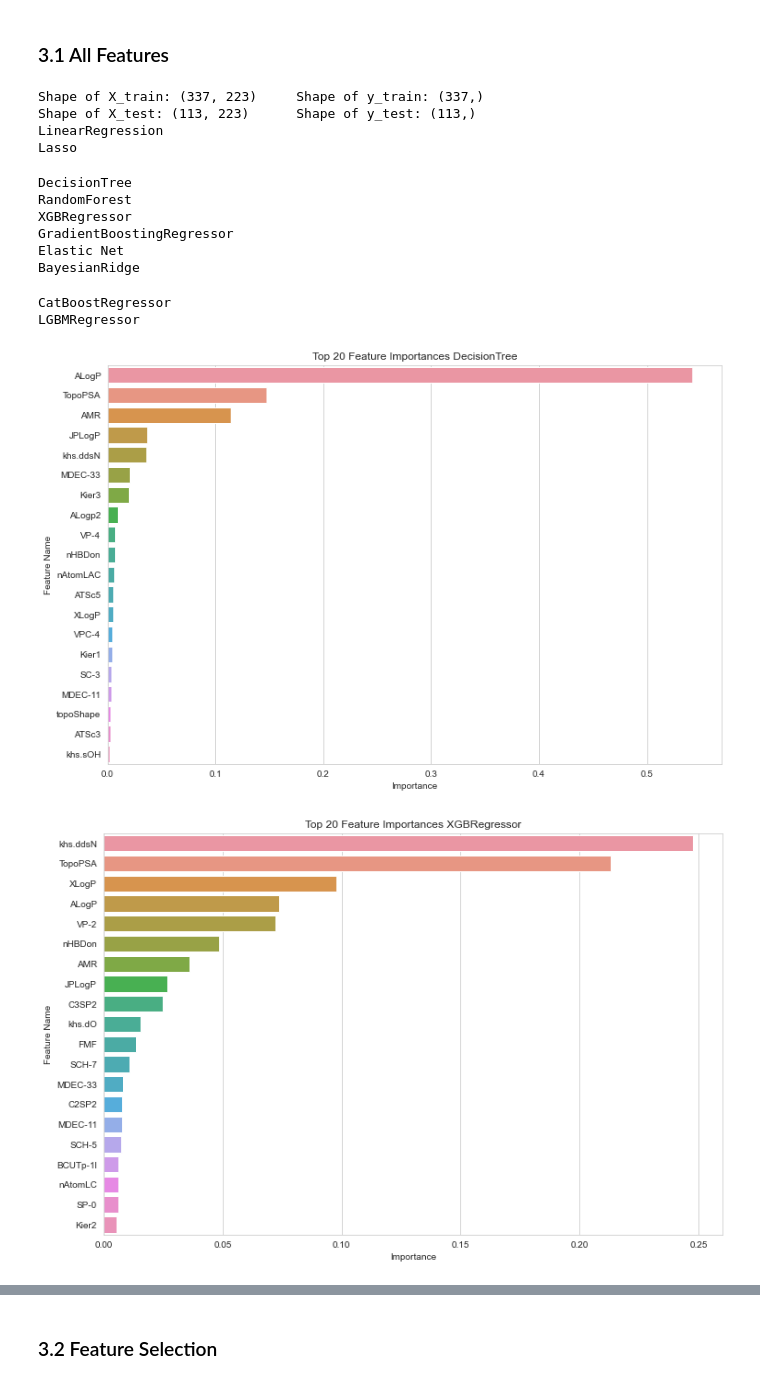
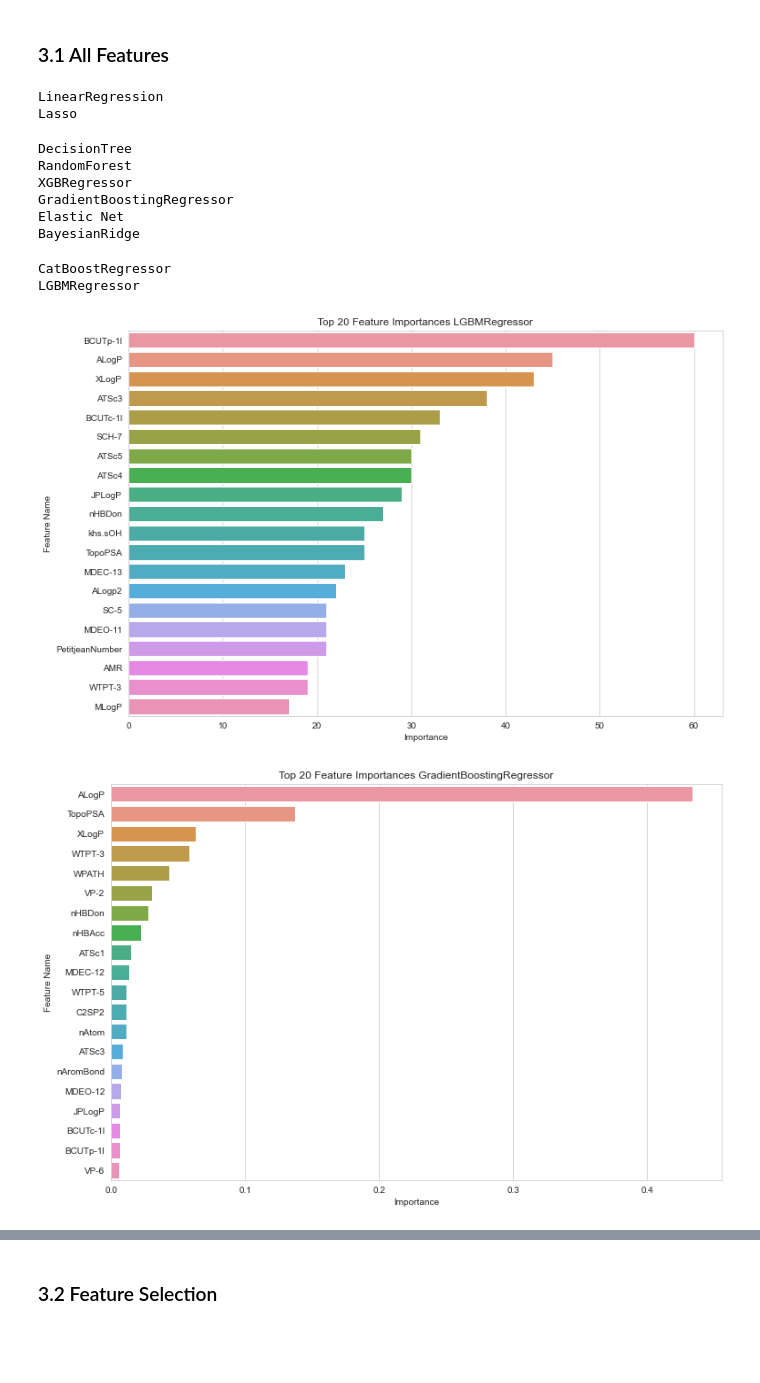
Before and after one commit to AhmadHammad21/Skin-Permeation, a Jupyter notebook: notebooks/trials/3. Trial4.ipynb, the cells around one changed output, grey strips where cells are left out. Cells and saved outputs as stored; diff of their text form; code cells hidden in the pictures; blank space fills up the shorter version.

```diff
--- a/notebooks/trials/3. Trial4.ipynb
+++ b/notebooks/trials/3. Trial4.ipynb
@@ -53,6 +55,7 @@ from sklearn.metrics import r2_score
 from sklearn.model_selection import cross_val_score
 # %%
 data = pd.read_csv('../../data/processed/trial4.csv')
+compound_smile = pd.read_csv("../../data/processed/compound_smiles.csv")
 # %%
 data.head(2)
 # %% [output]
@@ -125,7 +169,7 @@ def evaluate_model(model_df, i, model_name, model, X, y, X_test, y_test):
     """
 
     # cross validation with 5 folds
-    all_cv_5 = cross_val_score(model, X, y, cv=5, scoring="neg_mean_absolute_percentage_error")
+    all_cv_5 = cross_val_score(model, X, y, cv=5, scoring="neg_mean_absolute_error")
     #print("all CV 5: {}".format(all_cv_5))
     # print("Mean Cross-Validation score: {}".format(all_cv_5.mean()))
 
@@ -155,14 +199,14 @@ def evaluate_model(model_df, i, model_name, model, X, y, X_test, y_test):
 
     return model_df
 # %%
-def train_and_evalute(X, y, metric):
-    scaler = StandardScaler()
-    X_scaled = scaler.fit_transform(X)
+def train_and_evalute(X_train, X_test, y_train, y_test, metric):
+    # scaler = StandardScaler()
+    # X_scaled = scaler.fit_transform(X)
 
-    X_train, X_test, y_train, y_test = train_test_split(X_scaled, y, test_size=0.25, random_state=42)
+    # X_train, X_test, y_train, y_test = train_test_split(X_scaled, y, test_size=0.25, random_state=42)
 
-    print("Shape of X_train: {} \t Shape of y_train: {}".format(X_train.shape, y_train.shape))
-    print("Shape of X_test: {} \t Shape of y_test: {}".format(X_test.shape, y_test.shape))
+    # print("Shape of X_train: {} \t Shape of y_train: {}".format(X_train.shape, y_train.shape))
+    # print("Shape of X_test: {} \t Shape of y_test: {}".format(X_test.shape, y_test.shape))
 
     # Building pipelins of standard scaler and model for varios regressors.
 
@@ -217,25 +261,37 @@ def train_and_evalute(X, y, metric):
     # selecting top 3 score based on metric
     filtered_models_scores_df =  models_scores_df.sort_values(metric).iloc[:3, :]
 
+    results_df = pd.DataFrame({"actual": y_test})
+    selected_compounds = compound_smile.iloc[results_df.index]
+    results_df['Compound'] = selected_compounds['Compound']
+    results_df['SMILES'] = selected_compounds['SMILES']
+
+    results_df = results_df.reset_index(drop=True)
+    li = []
+
     for i in filtered_models_scores_df.index:
+        predictions = pipelines[i].predict(X_test)
+
+        predictions_df = pd.DataFrame({"predictions_{}".format(ml_dict[i]): predictions})
+        li.append(predictions_df)
         plot_feature_importance(pipelines[i],  X.columns, ml_dict[i])
 
-    return models_scores_df
+    li_df = pd.concat(li, axis=1)
+
+    return models_scores_df, pd.concat([results_df, li_df], axis=1)
 # %%
-all_features = train_and_evalute(X, y, metric="MAPE")
+all_features, results_scores = train_and_evalute(X_train, X_test, y_train, y_test, metric="MAE")
 all_features
 # %% [output]
-Shape of X_train: (337, 223)     Shape of y_train: (337,)
-Shape of X_test: (113, 223)      Shape of y_test: (113,)
 LinearRegression
 Lasso
 DecisionTree
 RandomForest
 XGBRegressor
 GradientBoostingRegressor
 Elastic Net
 BayesianRidge
 CatBoostRegressor
 LGBMRegressor
-[figure, old version]
+[figure, new version]
-[figure, old version]
+[figure, new version]
```
Also changed, not shown: parts of 22 cells of this notebook, 4 other files.
